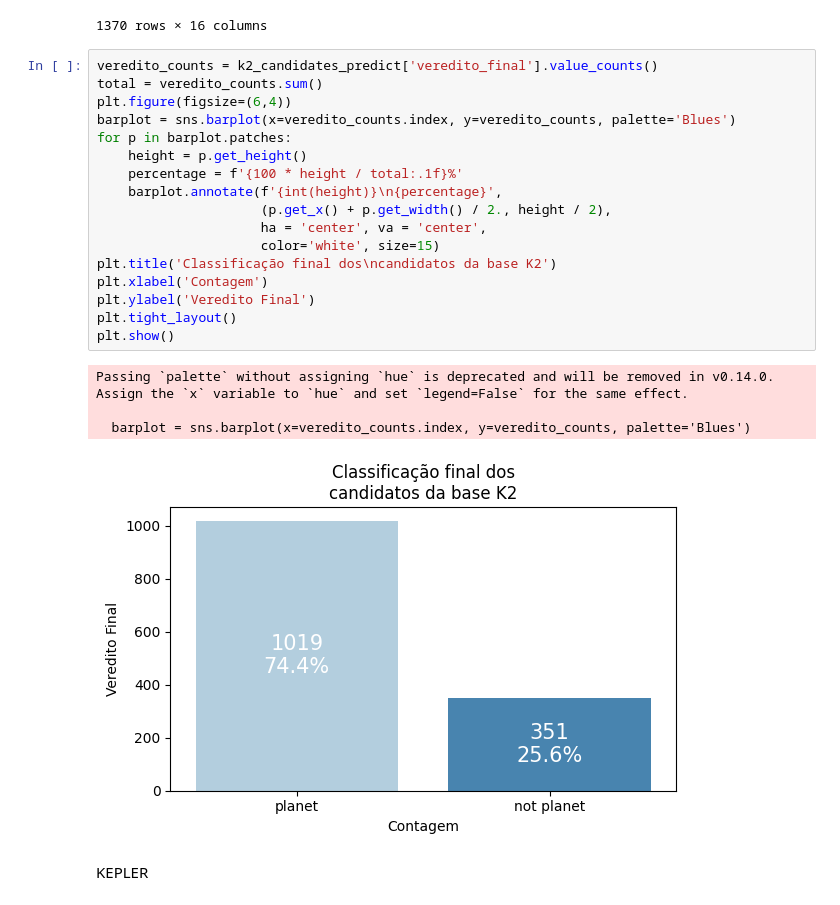
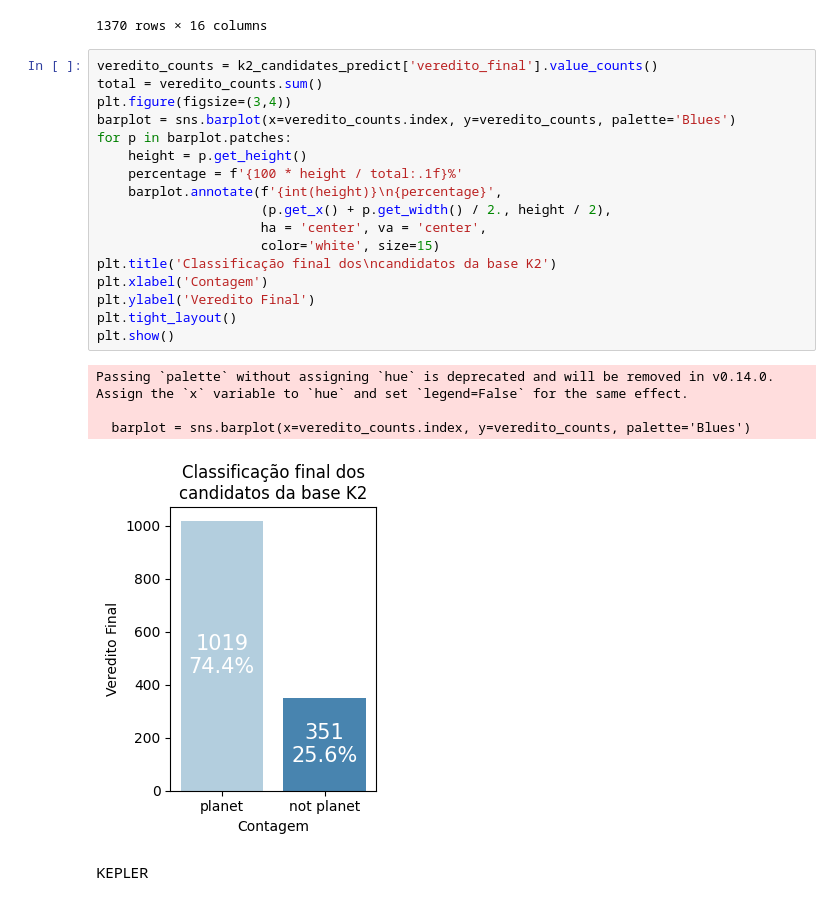
Before and after one commit to jnnastti/EstelarClass, a Jupyter notebook: EstelarClass.ipynb, the cells around one changed output. Drawn from its saved outputs; the diff is of its cells as text.

```diff
--- a/EstelarClass.ipynb
+++ b/EstelarClass.ipynb
@@ -2580,25 +2580,25 @@ k2_candidates_predict
 # %%
 veredito_counts = k2_candidates_predict['veredito_final'].value_counts()
 total = veredito_counts.sum()
-plt.figure(figsize=(6,4))
+plt.figure(figsize=(3,4))
 barplot = sns.barplot(x=veredito_counts.index, y=veredito_counts, palette='Blues')
 for p in barplot.patches:
     height = p.get_height()
     percentage = f'{100 * height / total:.1f}%'
     barplot.annotate(f'{int(height)}\n{percentage}',
                      (p.get_x() + p.get_width() / 2., height / 2),
                      ha = 'center', va = 'center',
                      color='white', size=15)
 plt.title('Classificação final dos\ncandidatos da base K2')
 plt.xlabel('Contagem')
 plt.ylabel('Veredito Final')
 plt.tight_layout()
 plt.show()
 # %% [output]
 Passing `palette` without assigning `hue` is deprecated and will be removed in v0.14.0. Assign the `x` variable to `hue` and set `legend=False` for the same effect.
 
   barplot = sns.barplot(x=veredito_counts.index, y=veredito_counts, palette='Blues')
-[figure, old version]
+[figure, new version]
 # %% [markdown]
 KEPLER
 # %%
```
Also changed, not shown: parts of 7 cells of this notebook, 5 other files.
